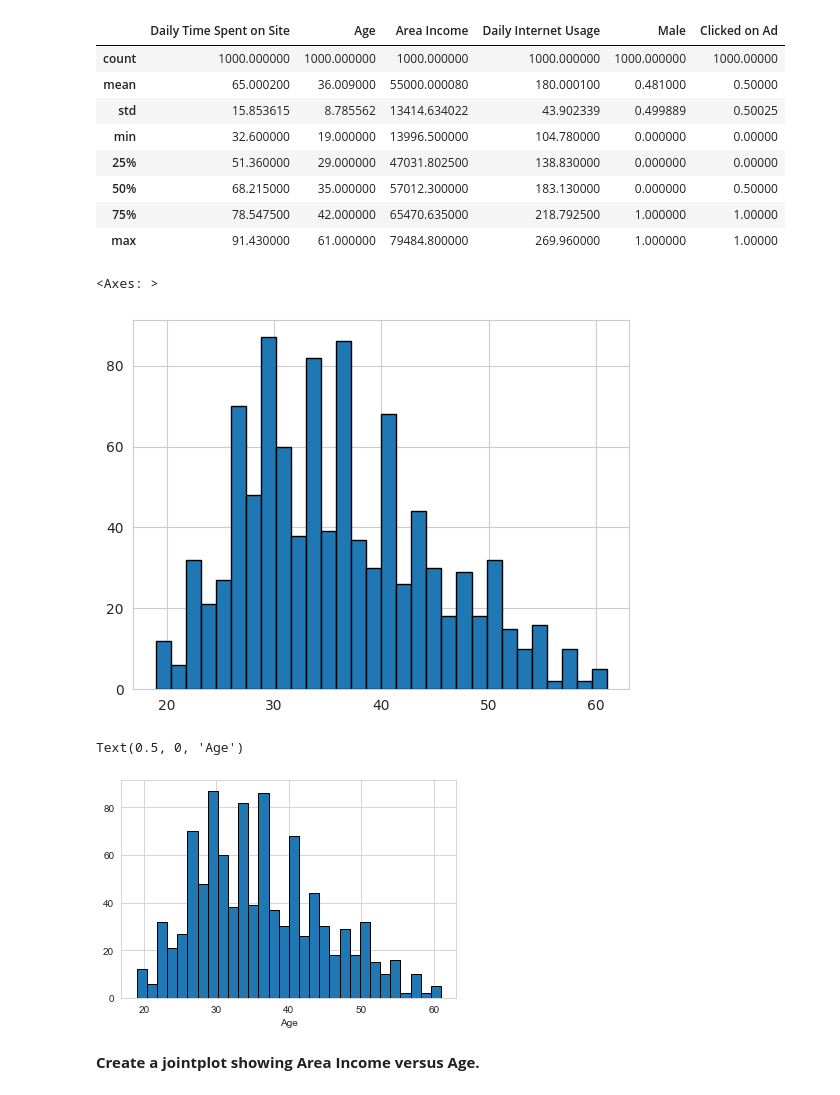
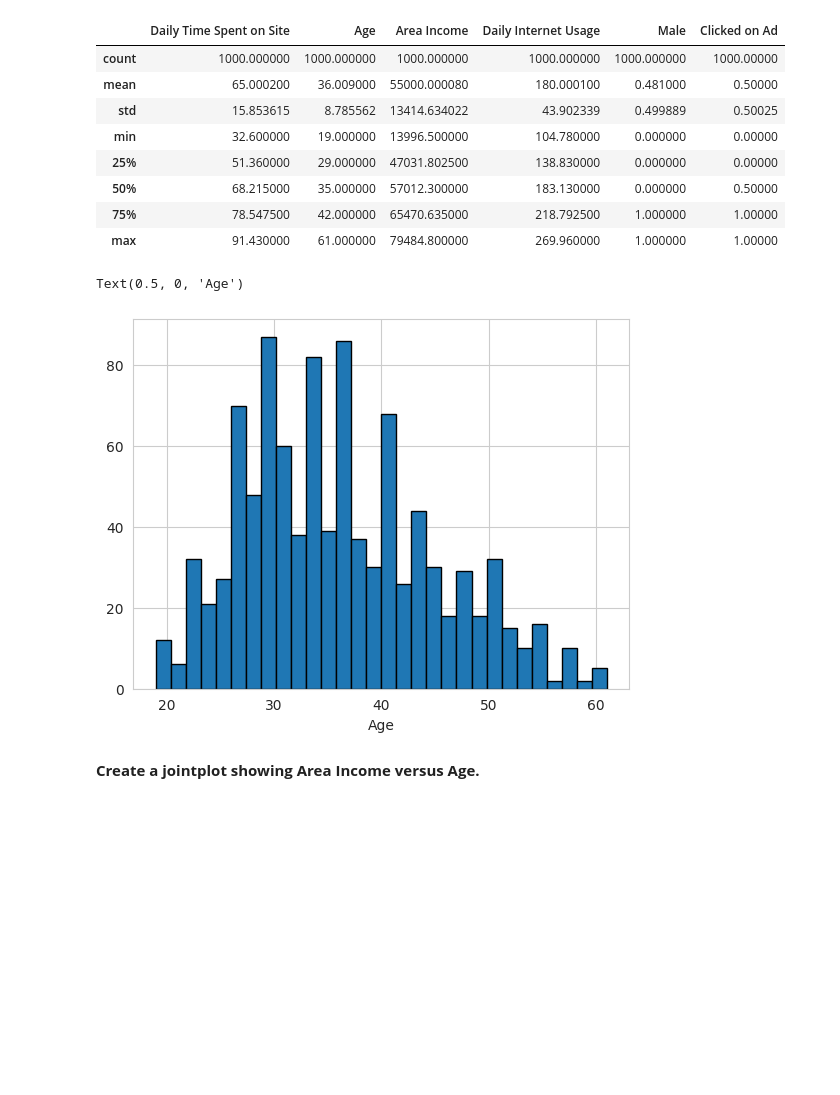
Before and after one commit to spiraloo/Analyzing-Business-Performance-Using-Demand-Forecasting-Techniques, a Jupyter notebook: Assignment 3/Exercise 02/220961_Sangam.ipynb, the cells around one changed output. Cells and saved outputs as stored; diff of their text form; code cells hidden in the pictures; blank space fills up the shorter version.

```diff
--- a/Assignment 3/Exercise 02/220961_Sangam.ipynb
+++ b/Assignment 3/Exercise 02/220961_Sangam.ipynb
@@ -82,16 +85,12 @@ ad_data.describe()
 | 50% | 68.215000 | 35.000000 | 57012.300000 | 183.130000 | 0.000000 | 0.50000 |
 | 75% | 78.547500 | 42.000000 | 65470.635000 | 218.792500 | 1.000000 | 1.00000 |
 | max | 91.430000 | 61.000000 | 79484.800000 | 269.960000 | 1.000000 | 1.00000 |
-# %%
-ad_data['Age'].hist(bins=30,edgecolor='black')
-# %% [output]
-<Axes: >
-[figure, removed]
-# %%
-sns.set_style('whitegrid')
-sns.histplot(data=ad_data,x='Age')
-# %% [output]
-Text(0.5, 0, 'Age')
-[figure, removed]
+# %%
+sns.set_style('whitegrid')
+plt.hist(ad_data['Age'],edgecolor='black',bins=30)
+plt.xlabel('Age')
+# %% [output]
+Text(0.5, 0, 'Age')
+[figure, added]
 # %% [markdown]
 **Create a jointplot showing Area Income versus Age.**
```
Also changed, not shown: parts of 19 cells of this notebook.
